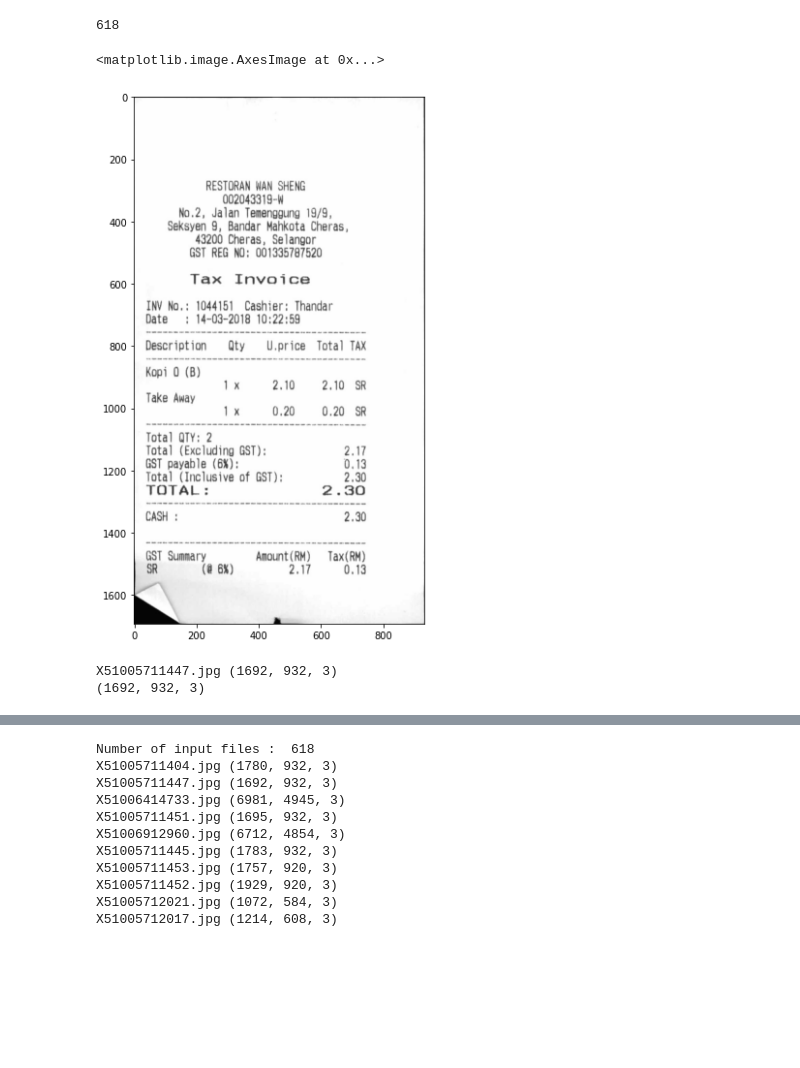
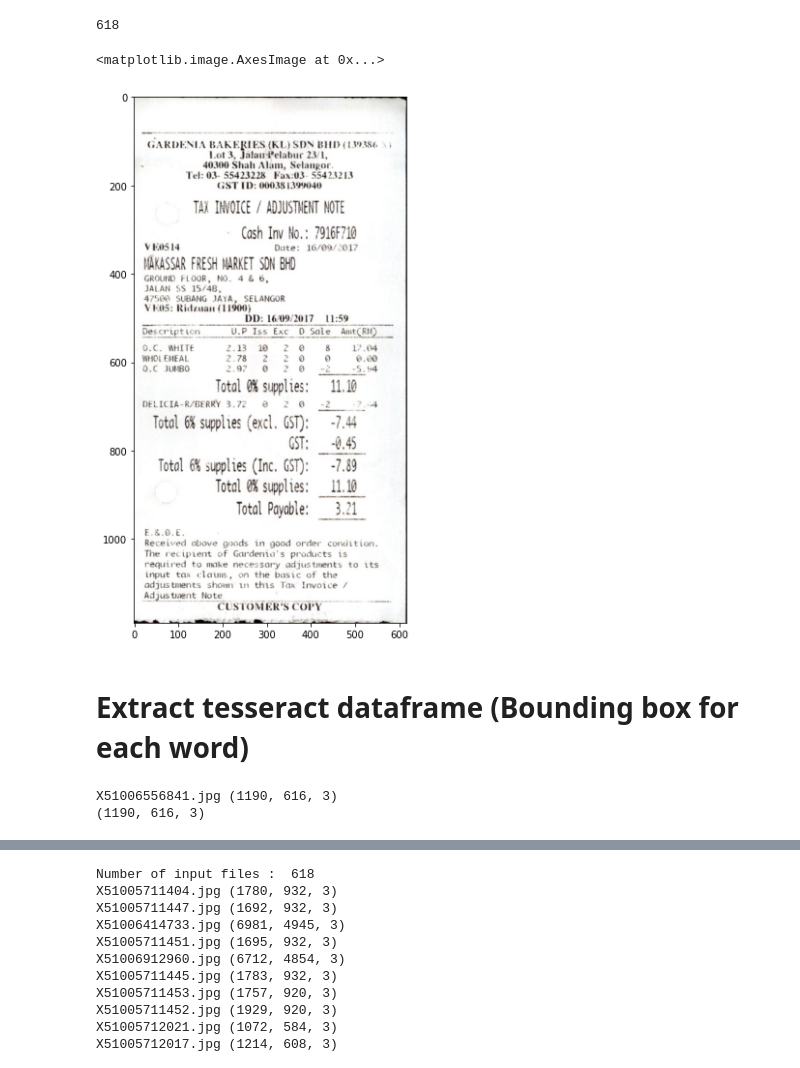
Before and after one commit to Hrishkesh/Invoice-, a Jupyter notebook: Data_visualization.ipynb, the cells around one changed output, grey strips where cells are left out. Saved outputs shown, nothing was run; the diff lists cells and outputs as text; code cells hidden in the pictures; blank space fills up the shorter version.

```diff
--- a/Data_visualization.ipynb
+++ b/Data_visualization.ipynb
@@ -143,17 +177,21 @@ def extract_tesseract_information(filename):
 
     return dt, img.shape
 # %%
-filename = list_filenames[1]
+import random
+index = random.randint(0,len(list_filenames))
+filename = list_filenames[index]
 img = np.array(Image.open('/content/drive/My Drive/dir_img/' + filename), dtype=np.uint8)
 #img = mpimg.imread('/content/drive/My Drive/dir_img/' + filename)
 fig = plt.figure(figsize=(10,10))
 plt.imshow(img)
 # %% [output]
 <matplotlib.image.AxesImage at 0x...>
-[figure, old version]
+[figure, new version]
+# %% [markdown]
+# Extract tesseract dataframe (Bounding box for each word)
 # %%
 dt, img_shape = extract_tesseract_information(filename)
 print(img_shape)
 # %% [output]
-X51005711447.jpg (1692, 932, 3)
-(1692, 932, 3)
+X51006556841.jpg (1190, 616, 3)
+(1190, 616, 3)
```
Also changed, not shown: parts of 31 cells of this notebook.
